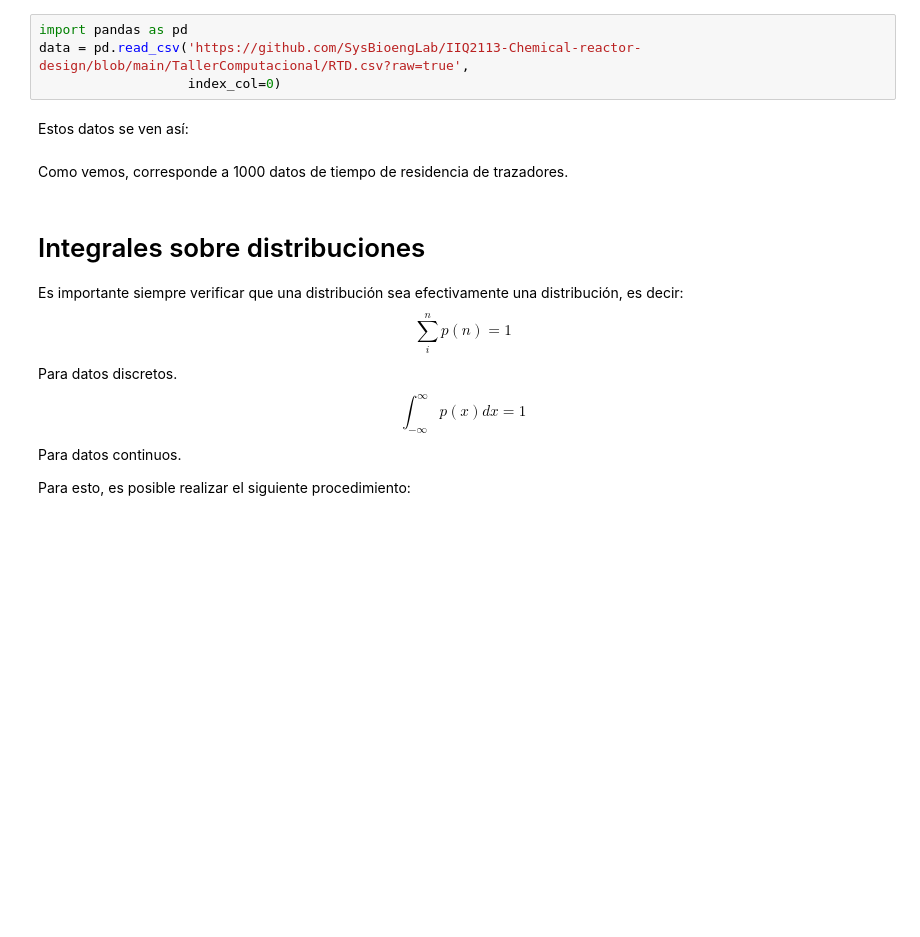
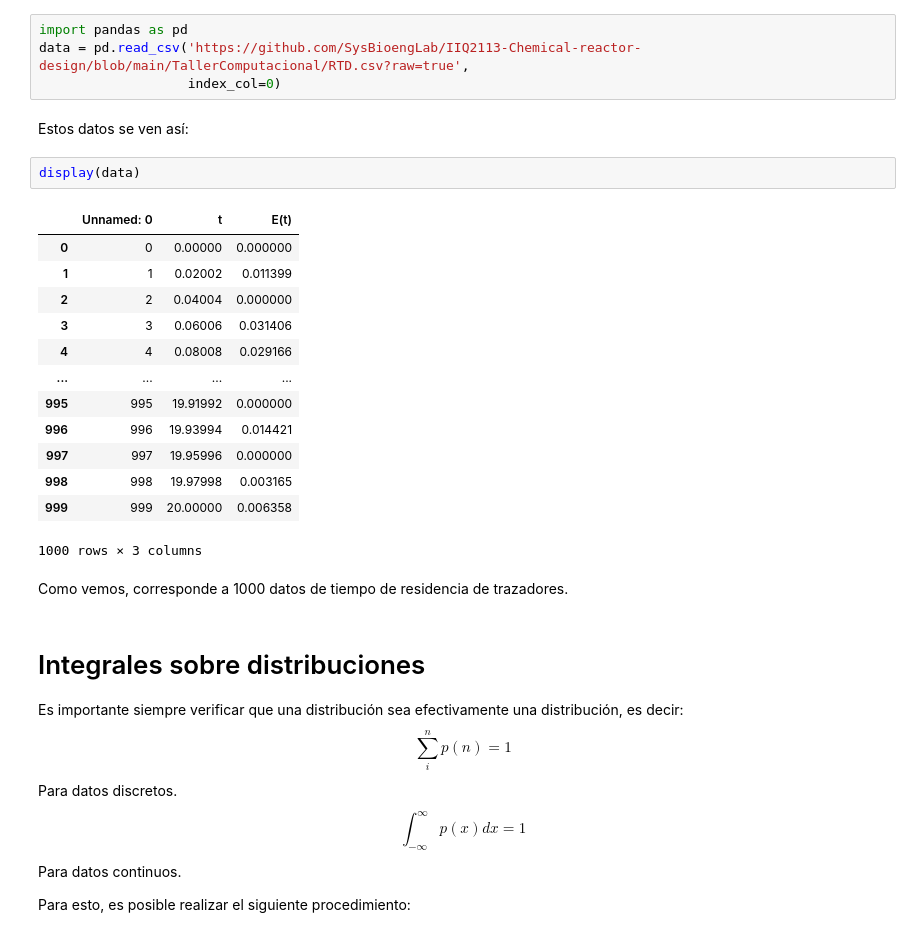
Before and after one commit to SysBioengLab/IIQ2113-Chemical-reactor-design, a Jupyter notebook: TallerComputacional/TallerComp2.ipynb, the cells around one changed output. Drawn from its saved outputs; the diff is of its cells as text; blank space fills up the shorter version.

```diff
--- a/TallerComputacional/TallerComp2.ipynb
+++ b/TallerComputacional/TallerComp2.ipynb
@@ -8,6 +8,22 @@ data = pd.read_csv('https://github.com/SysBioengLab/IIQ2113-Chemical-reactor-des
                    index_col=0)
 # %% [markdown]
 Estos datos se ven así:
+# %%
+display(data)
+# %% [output]
+|  | Unnamed: 0 | t | E(t) |
+| 0 | 0 | 0.00000 | 0.000000 |
+| 1 | 1 | 0.02002 | 0.011399 |
+| 2 | 2 | 0.04004 | 0.000000 |
+| 3 | 3 | 0.06006 | 0.031406 |
+| 4 | 4 | 0.08008 | 0.029166 |
+| ... | ... | ... | ... |
+| 995 | 995 | 19.91992 | 0.000000 |
+| 996 | 996 | 19.93994 | 0.014421 |
+| 997 | 997 | 19.95996 | 0.000000 |
+| 998 | 998 | 19.97998 | 0.003165 |
+| 999 | 999 | 20.00000 | 0.006358 |
+1000 rows × 3 columns
 # %% [markdown]
 Como vemos, corresponde a 1000 datos de tiempo de residencia de trazadores.
 # %% [markdown]
```
